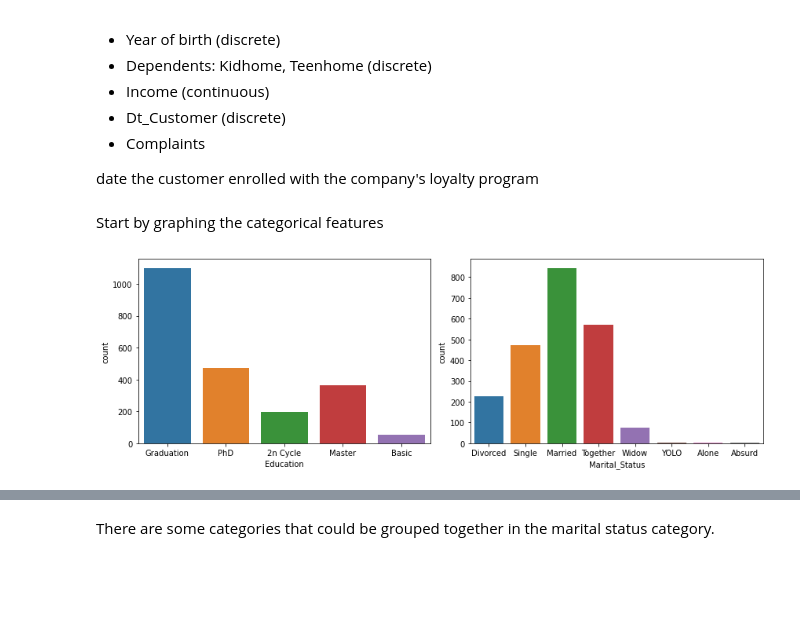
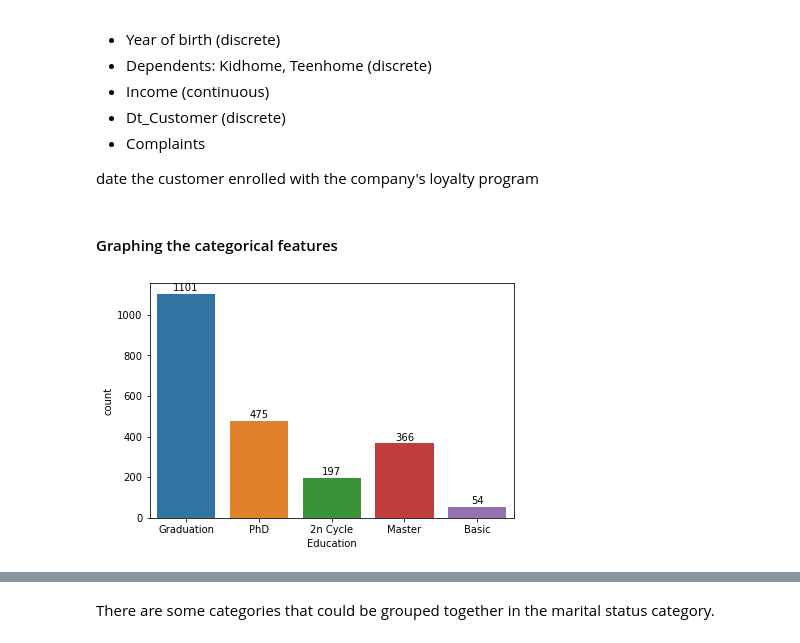
Before and after one commit to jma199/business-marketing-case-study, a Jupyter notebook: 1 eda.ipynb, the cells around one changed output, grey strips where cells are left out. Saved outputs shown, nothing was run; the diff lists cells and outputs as text; code cells hidden in the pictures; blank space fills up the shorter version.

```diff
--- a/1 eda.ipynb
+++ b/1 eda.ipynb
@@ -158,13 +156,14 @@ Numerical
 
 date the customer enrolled with the company's loyalty program
 # %% [markdown]
-Start by graphing the categorical features
+#### Graphing the categorical features
 # %%
 # Graph categorical features
-fig, ax = plt.subplots(1, 2, figsize = (12, 4))
-sns.countplot(x = "Education", data=data, ax=ax[0])
-sns.countplot(x = "Marital_Status", data=data,  ax=ax[1])
+fig, ax = plt.subplots(figsize = (6, 4))
+sns.countplot(x = "Education", data=data)
+for p in ax.containers:
+    ax.bar_label(p, fmt='%.0f', label_type='edge', padding=1)
 plt.tight_layout()
 plt.show()
 # %% [output]
-[figure, old version]
+[figure, new version]
```
Also changed, not shown: parts of 32 cells of this notebook.
